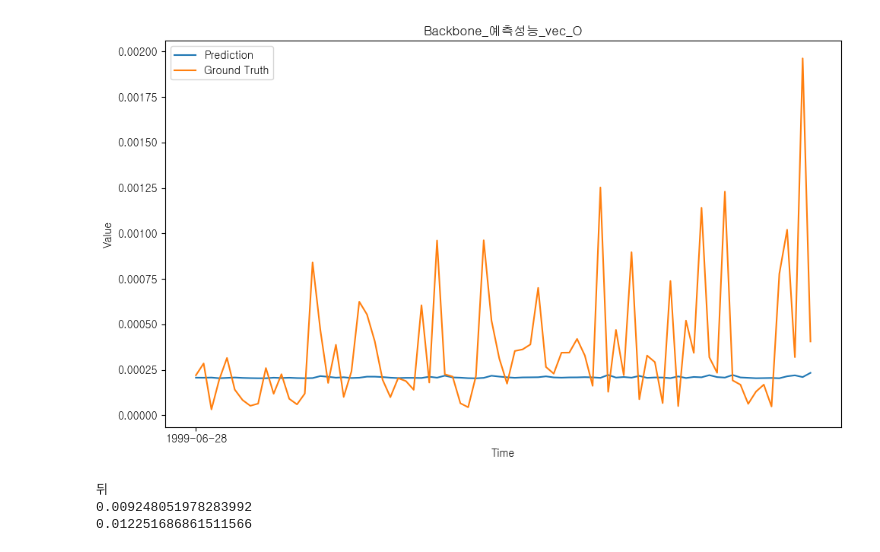
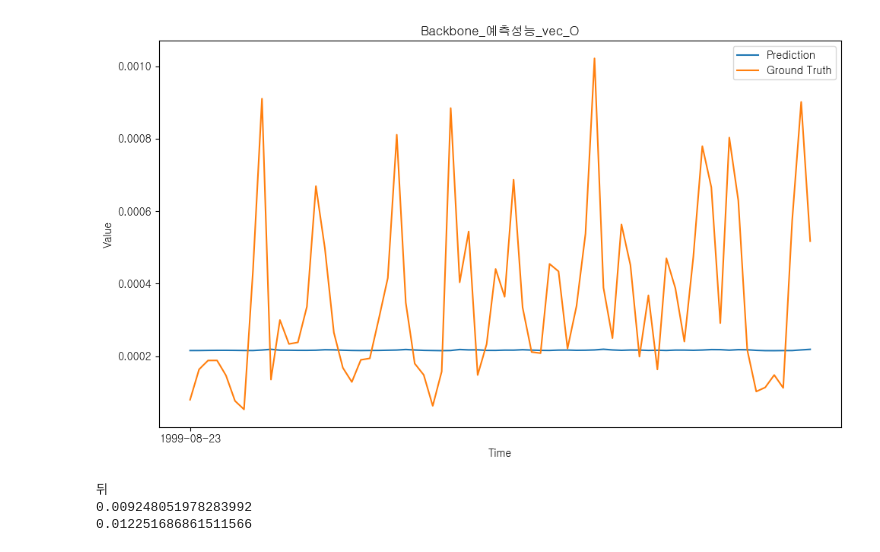
Before and after one commit to kimjuhwan1234/Volatility_Forecasting, a Jupyter notebook: EDA.ipynb, the cells around one changed output. Saved outputs shown, nothing was run; the diff lists cells and outputs as text; code cells hidden in the pictures.

```diff
--- a/EDA.ipynb
+++ b/EDA.ipynb
@@ -10,22 +10,26 @@ plt.rcParams['image.cmap'] = 'gray'
 plt.rc('font', family='GULIM')
 # %%
 pred1 = pd.read_csv('Files/BiLSTM/additionalX_SP.csv', index_col=0)
+pred1=pred1.iloc[:-2,:]
 # pred2=pd.read_csv('Files/Backbone_BiLSTM_SP.csv', index_col=0)
 gt = pd.read_csv('Database/spot_std/SP_vol.csv', index_col=0)
+# %%
+pred1.index = pd.to_datetime(pred1.index)
+# pred1['Predictions'].iloc[0:-2].resample('W-MON').mean()
 # %%
 plt.figure(figsize=(10, 6))
-plt.plot(pred1['Predictions'].iloc[0:-2], label='Prediction')
-plt.plot(pred1['Ground Truths'].iloc[0:-2], label='Ground Truth')
+plt.plot(pred1['Predictions'].iloc[0:-2].resample('W-MON').mean(), label='Prediction')
+plt.plot(pred1['Ground Truths'].iloc[0:-2].resample('W-MON').mean(), label='Ground Truth')
 # plt.plot(gt.loc['1999-06-28':'2001-01-01'], label='Ground Truth')
 plt.title('Backbone_예측성능_vec_O')
 plt.xlabel('Time')
 plt.ylabel('Value')
 plt.legend()
 plt.xticks(pred1.index[0:-2:100])
 plt.tight_layout()
 plt.show()
 # %% [output]
-[figure, old version]
+[figure, new version]
 # %%
 def calculate_mae(gt, output):
     mae = mean_absolute_error(gt, output)
```
Also changed, not shown: parts of 1 cell of this notebook, 12 other files.
